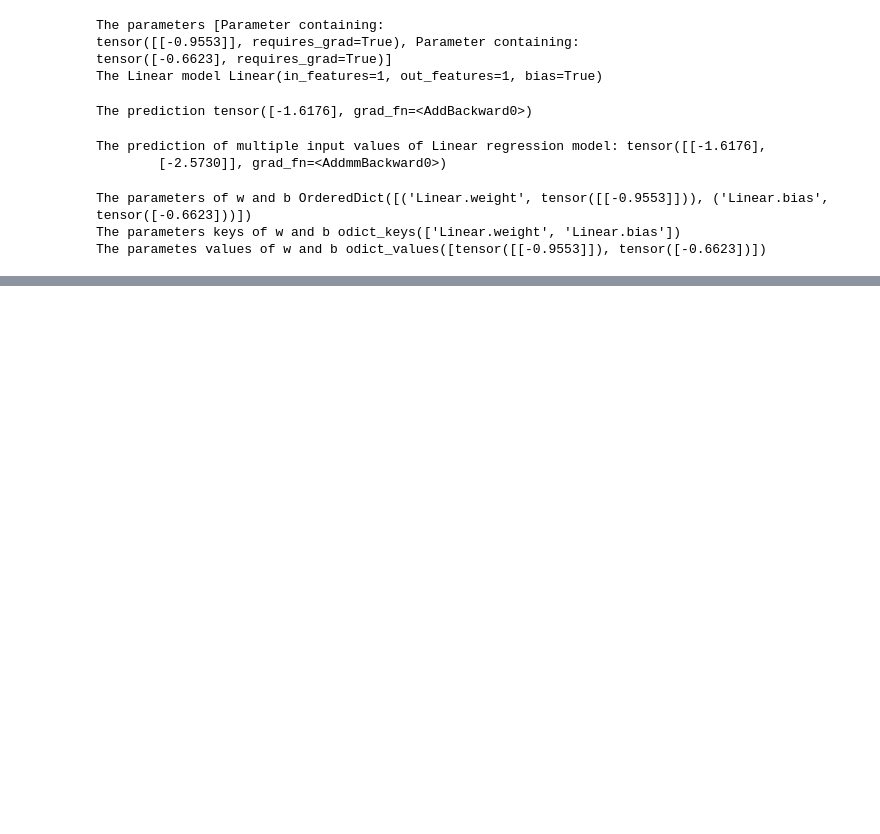
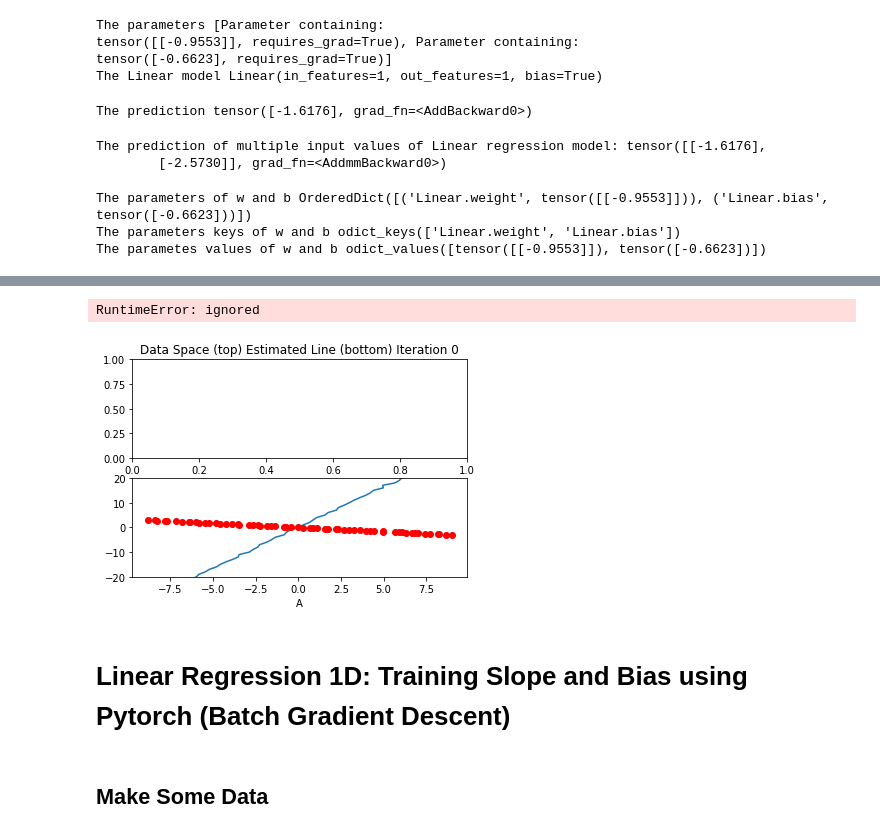
Before and after one commit to antonynickson/PyTorch_For_Machine_Learning_Workbook, a Jupyter notebook: PyTorch_For_Machine_Learning.ipynb, the cells around one changed output, grey strips where cells are left out. Saved outputs shown, nothing was run; the diff lists cells and outputs as text; code cells hidden in the pictures; blank space fills up the shorter version.

```diff
--- a/PyTorch_For_Machine_Learning.ipynb
+++ b/PyTorch_For_Machine_Learning.ipynb
@@ -1028,0 +1112,12 @@ The parametes values of w and b odict_values([tensor([[-0.9553]]), tensor([-0.66
+# %%
+# Create a function for criterian (Mean square)
+
+def criterion(yhat,y):
+  return torch.mean((yhat - y) ** 2)
+# %%
+# Create Learning Rate and an empty list to record the loss for each iteration
+
+lr = 0.1
+LOSS = []
+# %%
+gradient_plot = plot_diagram(y,x,w,stop=5)
@@ -1028,0 +1126,31 @@ The parametes values of w and b odict_values([tensor([[-0.9553]]), tensor([-0.66
+# %%
+def trainmodel(iter):
+  for epoch in range(iter):
+
+    # Forward
+    yhat = forward(x)
+
+    #calculate the iteration
+    loss = criterion(yhat,y)
+
+    #plot the diagram
+    gradient_plot(yhat,x,loss.item(),epoch)
+
+    #store the loss in to list
+    LOSS.append(loss.item())
+
+    #backward pass. This method will compute the gradient of the loss with respect to the learnable parameters (or) accumlate the gradient loss
+    loss.backward()
+
+    #update parameters
+    w.data = w.data - lr * w.grad_data
+
+    #zero the gradients before the backward pass
+    w.grad.data.zero_()
+# %%
+trainmodel(9)
+# %% [output]
+RuntimeError: ignored
+[figure, added]
+# %% [markdown]
+# Linear Regression 1D: Training Slope and Bias using Pytorch (Batch Gradient Descent)
@@ -1028,0 +1241,2 @@ The parametes values of w and b odict_values([tensor([[-0.9553]]), tensor([-0.66
+# %% [markdown]
+<h2 id="Makeup_Data">Make Some Data</h2>
```
Also changed, not shown: parts of 149 cells of this notebook.
